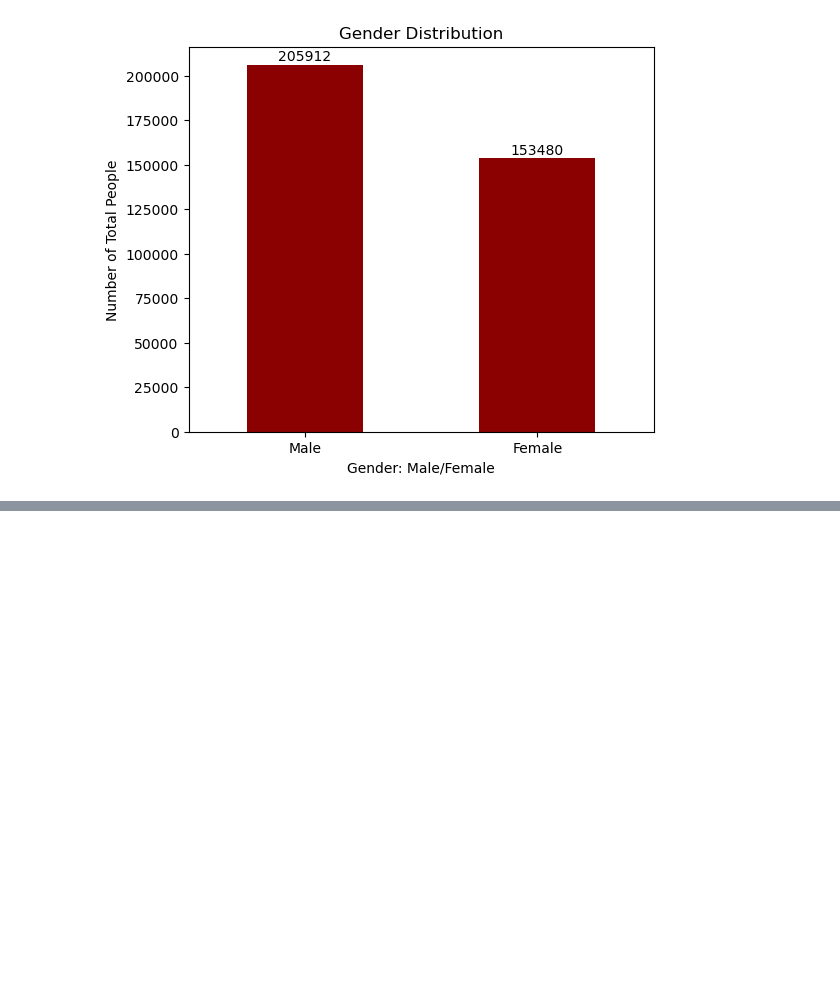
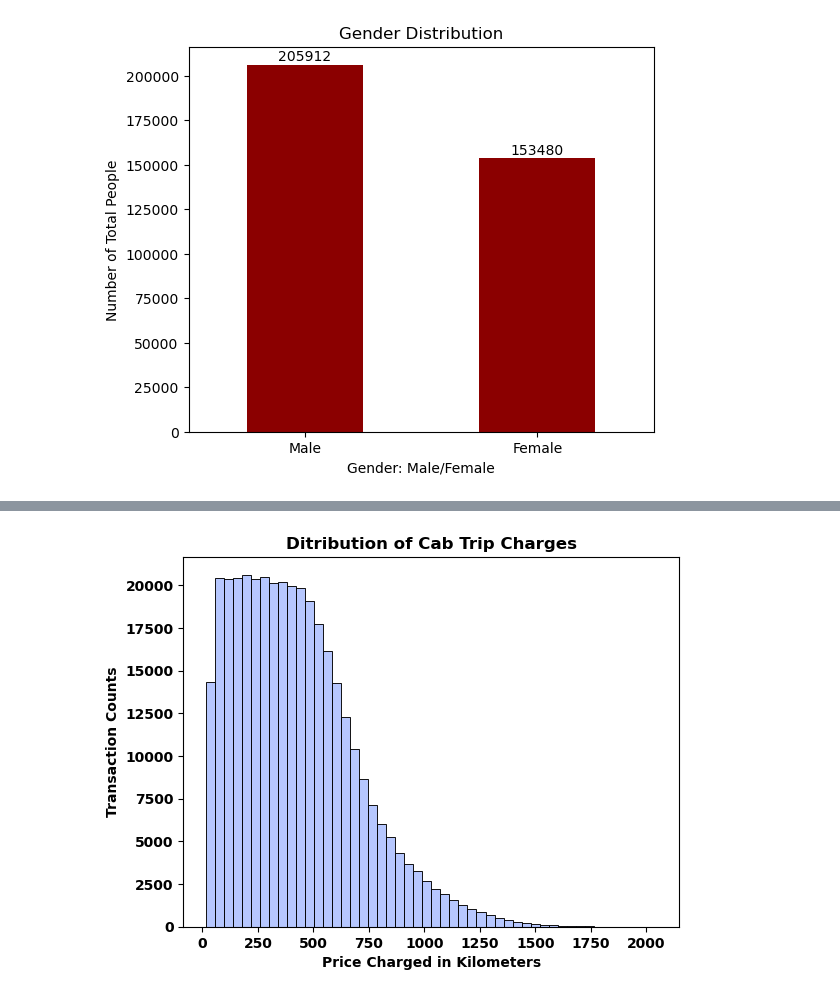
Before and after one commit to DataGlacier/DataSets, a Jupyter notebook: G2M_insight_for_cab_investment_firm.ipynb, the cells around one changed output, grey strips where cells are left out. Cells and saved outputs as stored; diff of their text form; code cells hidden in the pictures; blank space fills up the shorter version.

```diff
--- a/G2M_insight_for_cab_investment_firm.ipynb
+++ b/G2M_insight_for_cab_investment_firm.ipynb
@@ -310,0 +358,14 @@ plt.show()
+# %%
+# Total price charged
+# total distance travelled
+
+
+ax = sns.histplot(data=df, x="Price Charged", bins = 50, color="#9eb5fe")
+
+ax.set_xlabel(r"Price Charged in Kilometers", fontweight="bold")
+ax.set_ylabel(r"Transaction Counts", fontweight="bold")
+plt.title("Ditribution of Cab Trip Charges", fontweight="bold")
+plt.rcParams["font.weight"] = "bold"
+plt.show()
+# %% [output]
+[figure, added]
```
Also changed, not shown: parts of 7 cells of this notebook.
